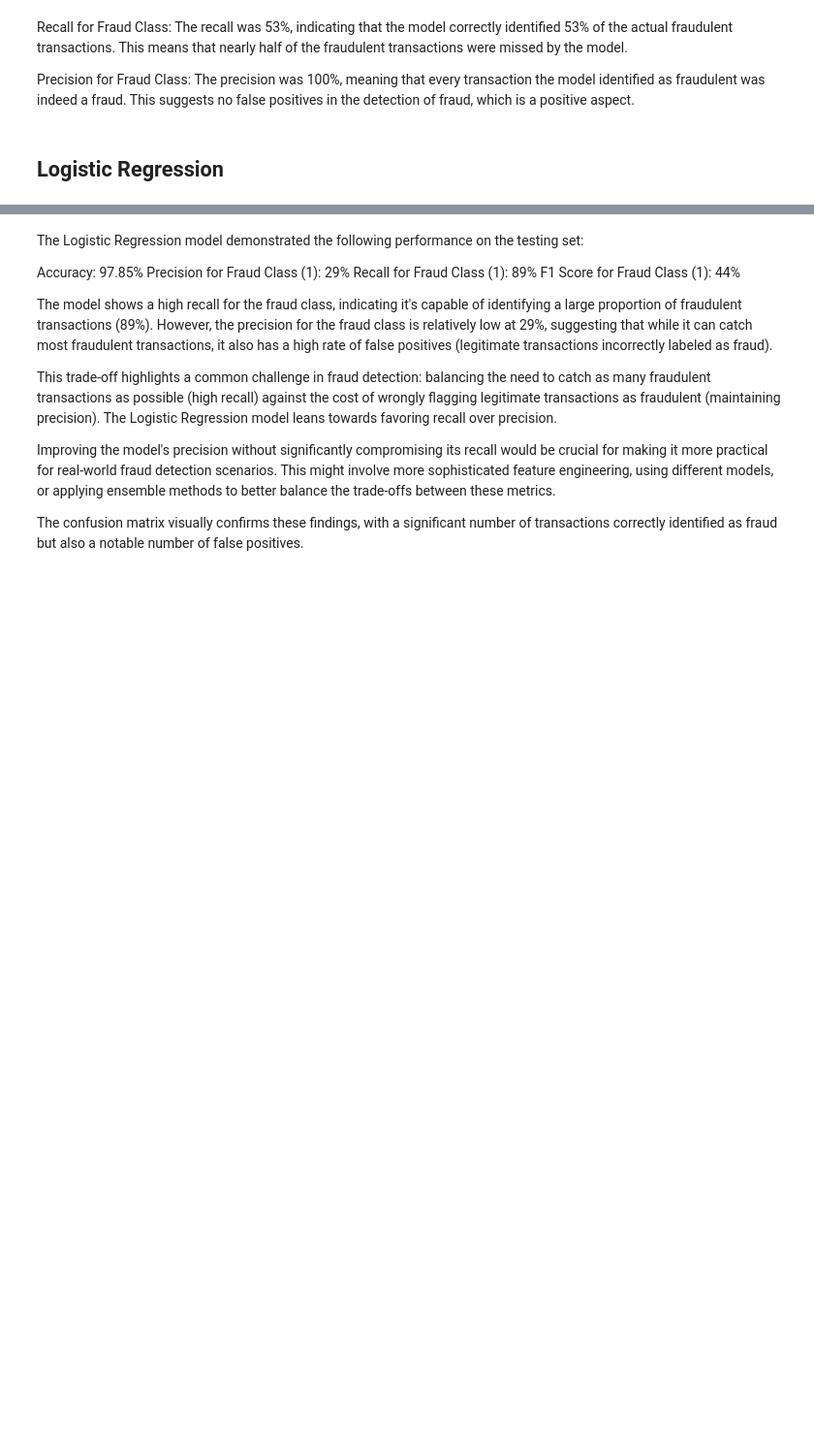
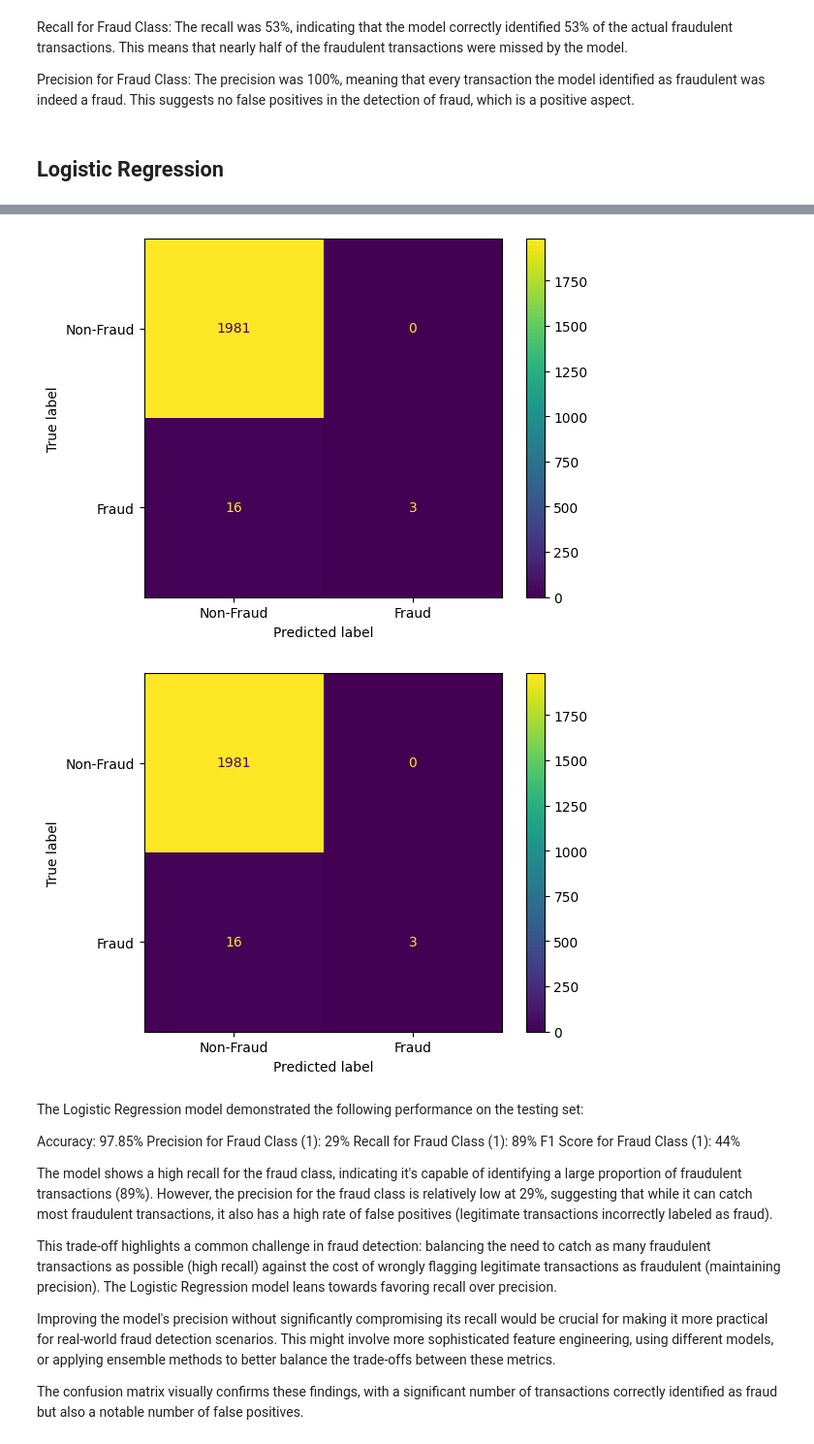
Before and after one commit to Dshah0623/Financial-Fraud-Detection, a Jupyter notebook: FinancialFraudDetection.ipynb, the cells around one changed output, grey strips where cells are left out. Shown at 97% size. Drawn from its saved outputs; the diff is of its cells as text; code cells hidden in the pictures; blank space fills up the shorter version.

```diff
--- a/FinancialFraudDetection.ipynb
+++ b/FinancialFraudDetection.ipynb
@@ -336,2 +447,22 @@ accuracy_lr, classification_rep_lr, cm_display_lr.figure_
  <Figure size 640x480 with 2 Axes>)
 [figure]
+# %%
+# Select the features suggested by the best subset selection method
+selected_features = ['amount', 'oldbalanceOrg', 'newbalanceOrig', 'newbalanceDest']
+
+# Train the model on the selected features
+X_train_selected = X_train[selected_features]
+log_reg_b.fit(X_train_selected, y_train)
+
+# Predict on the testing set using the selected features
+X_test_selected = X_test[selected_features]
+y_pred = log_reg_b.predict(X_test_selected)
+
+# Compute confusion matrix for Logistic Regression
+conf_matrix_lr_b = confusion_matrix(y_test, y_pred)
+
+# Visualize the confusion matrix
+cm_display_lr_b = ConfusionMatrixDisplay(conf_matrix_lr_b, display_labels=['Non-Fraud', 'Fraud'])
+cm_display_lr_b.plot(values_format='d')
+
+cm_display_lr_b.figure_
@@ -338,3 +472,26 @@ accuracy_lr, classification_rep_lr, cm_display_lr.figure_
+# %%
+# Select the features suggested by the forward and backward selection method
+selected_features = ['type', 'amount', 'oldbalanceOrg', 'newbalanceOrig', 'oldbalanceDest','type_encoded']
+
+# Train the model on the selected features
+X_train_selected = X_train[selected_features]
+log_reg_fb.fit(X_train_selected, y_train)
+
+# Predict on the testing set using the selected features
+X_test_selected = X_test[selected_features]
+y_pred = log_reg_fb.predict(X_test_selected)
+
+# Compute confusion matrix for Logistic Regression with forward selection features
+conf_matrix_lr_fb = confusion_matrix(y_test, y_pred)
+
+# Visualize the confusion matrix
+cm_display_lr_fb = ConfusionMatrixDisplay(conf_matrix_lr_fb, display_labels=['Non-Fraud', 'Fraud'])
+cm_display_lr_fb.plot(values_format='d')
+
+cm_display_lr_fb.figure_
+# %% [output]
+[figure, added]
+[figure, added]
 # %% [markdown]
 The Logistic Regression model demonstrated the following performance on the testing set:
 
```
Also changed, not shown: parts of 21 cells of this notebook.
